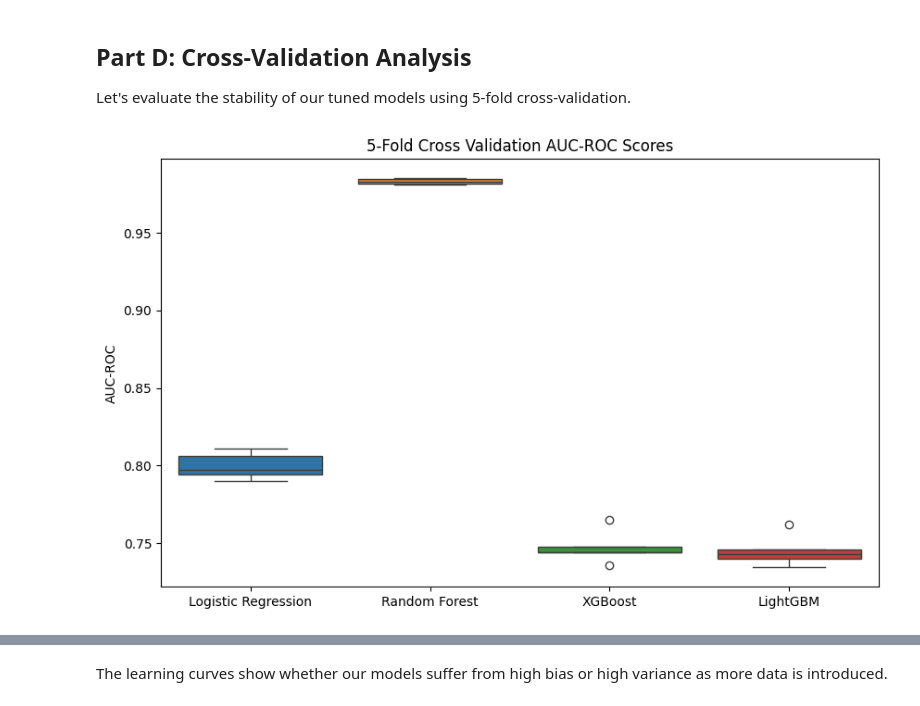
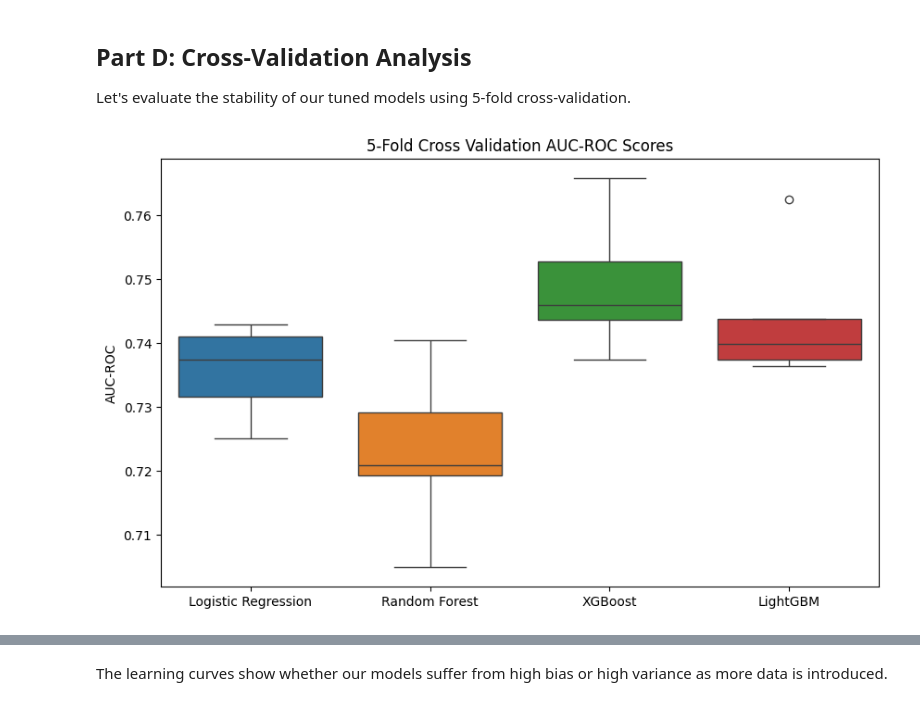
Before and after one commit to Darun1017/credit-scoring-engine, a Jupyter notebook: notebooks/04_M4_predictive_modeling.ipynb, the cells around one changed output, grey strips where cells are left out. Cells and saved outputs as stored; diff of their text form; code cells hidden in the pictures.

```diff
--- a/notebooks/04_M4_predictive_modeling.ipynb
+++ b/notebooks/04_M4_predictive_modeling.ipynb
@@ -284,18 +298,20 @@ Best LR Params: {'lr__C': 0.01, 'lr__penalty': 'l2', 'lr__solver': 'lbfgs'}
 # %%
-# Random Forest Randomized Search
+# Random Forest Randomized Search (SMOTE inside each CV fold)
+rf_tune_pipeline = ImbPipeline([
+    ('smote', SMOTE(random_state=42)),
+    ('rf', RandomForestClassifier(random_state=42, n_jobs=1))
+])
 rf_params = {
-    'n_estimators': [100, 200, 300],
-    'max_depth': [None, 10, 20, 30],
-    'min_samples_split': [2, 5, 10],
-    'min_samples_leaf': [1, 2, 4],
-    'max_features': ['sqrt', 'log2']
+    'rf__n_estimators': [100, 200, 300],
+    'rf__max_depth': [6, 10, 16, None],
+    'rf__min_samples_split': [2, 5, 10],
+    'rf__min_samples_leaf': [1, 5, 20],
+    'rf__max_features': ['sqrt', 'log2']
 }
-
-rf_random = RandomizedSearchCV(RandomForestClassifier(random_state=42), param_distributions=rf_params,
-                               n_iter=10, cv=cv, scoring='f1', n_jobs=-1, random_state=42)
-rf_random.fit(X_train_smote, y_train_smote) # Use SMOTE for tuning
-print(f"Best RF Params: {rf_random.best_params_}")
-
+rf_random = RandomizedSearchCV(rf_tune_pipeline, param_distributions=rf_params,
+                               n_iter=10, cv=cv, scoring='roc_auc', n_jobs=-1, random_state=42)
+rf_random.fit(X_train, y_train)
+print(f"Best RF Params: {rf_random.best_params_}  (CV AUC = {rf_random.best_score_:.4f})")
 best_rf = rf_random.best_estimator_
 y_pred_rf_t = best_rf.predict(X_test)
 y_prob_rf_t = best_rf.predict_proba(X_test)[:, 1]
@@ -384,30 +409,28 @@ Let's evaluate the stability of our tuned models using 5-fold cross-validation.
 # %%
 models = {
     'Logistic Regression': best_lr,
     'Random Forest': best_rf,
     'XGBoost': best_xgb,
     'LightGBM': best_lgb
 }
 
+# Every model is cross-validated on the ORIGINAL training rows. LR and RF carry SMOTE inside
+# their pipeline, so oversampling only ever sees the training part of each fold.
 cv_results = {}
 for name, model in models.items():
-    # Use standard training data since CV does its own splitting (except LR/RF which we trained on SMOTE, we'll use X_train_smote for them here for fair comparison of the estimator itself)
-    X_cv = X_train_smote if name in ['Logistic Regression', 'Random Forest'] else X_train
-    y_cv = y_train_smote if name in ['Logistic Regression', 'Random Forest'] else y_train
-
-    scores = cross_val_score(model, X_cv, y_cv, cv=cv, scoring='roc_auc', n_jobs=-1)
+    scores = cross_val_score(model, X_train, y_train, cv=cv, scoring='roc_auc', n_jobs=-1)
     cv_results[name] = scores
 
 cv_df = pd.DataFrame(cv_results)
 
 # Boxplot
 plt.figure(figsize=(10, 6))
 sns.boxplot(data=cv_df)
 plt.title('5-Fold Cross Validation AUC-ROC Scores')
 plt.ylabel('AUC-ROC')
 plt.show()
 # %% [output]
-[figure, old version]
+[figure, new version]
 # %%
 print("Mean CV AUC-ROC Scores (± std):")
 for name in cv_df.columns:
```
Also changed, not shown: parts of 19 cells of this notebook, 17 other files.
